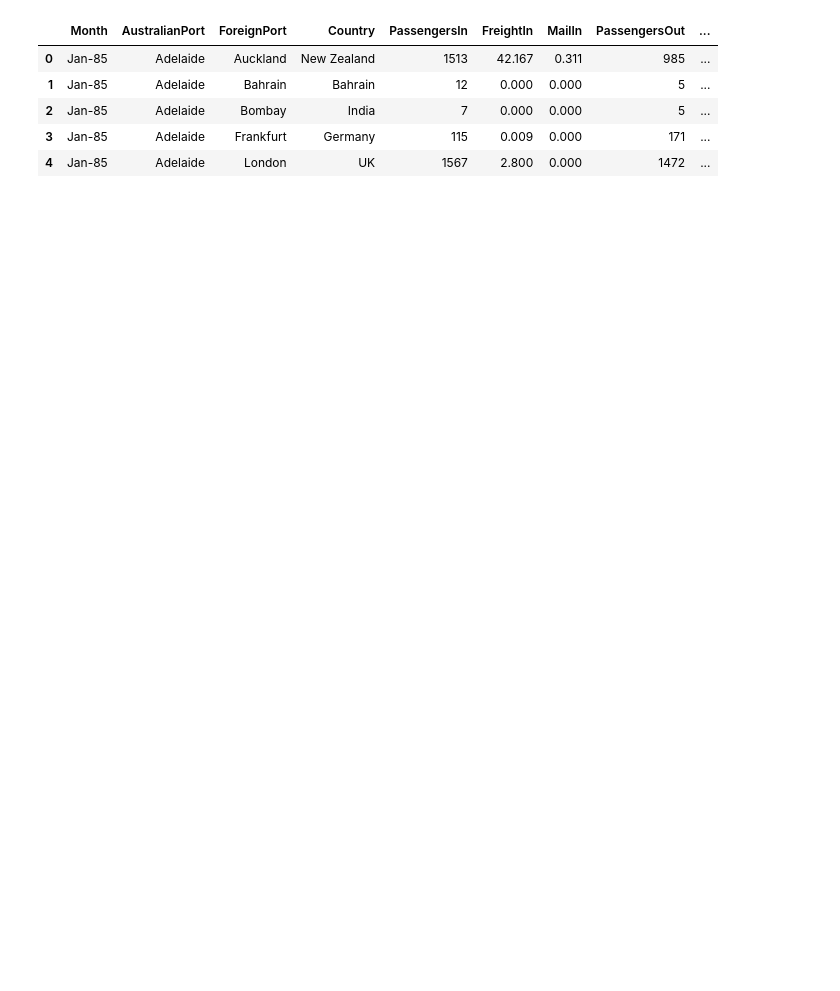
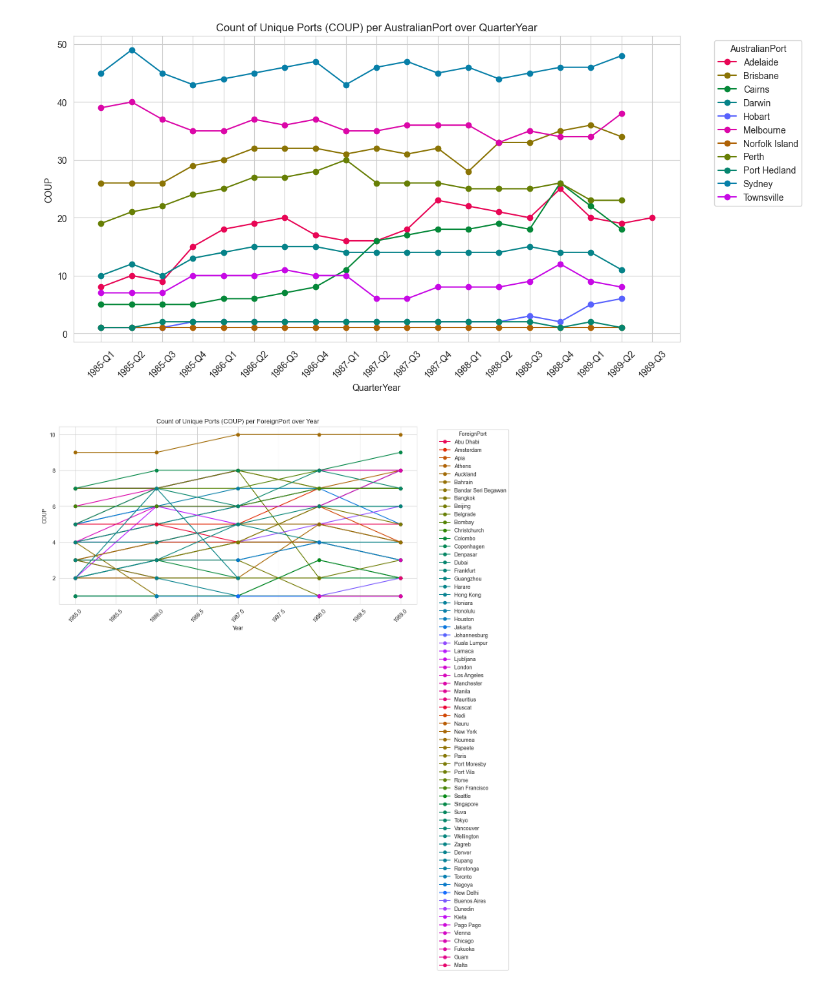
Before and after one commit to Harsh31105/generate-data-f25-tech-challenge, a Jupyter notebook: src/investigate.ipynb, the cells around one changed output. Cells and saved outputs as stored; diff of their text form; code cells hidden in the pictures; blank space fills up the shorter version.

Commit message:
Explored Trends 1-4. 1 and 4 yielded good plots.

```diff
--- a/src/investigate.ipynb
+++ b/src/investigate.ipynb
@@ -1,8 +5,5 @@
 # %%
-import pandas as pd
-import matplotlib.pyplot as plt
-
-def traffic_trends(df :pd.DataFrame, traffic: str, trend: str):
+def pivot_trends(df :pd.DataFrame, pivot: str, trend: str):
     """
     This method analyzes the port- and route-traffic trends from the given data, for a given
     traffic type specification, and the "time" trend to be analyzed.
@@ -17,13 +18,40 @@ def traffic_trends(df :pd.DataFrame, traffic: str, trend: str):
         The temporal grouping of the trend (5): "MonthYear", "QuarterYear", "Year" AND "MonthNum", "Quarter" (for seasonal shifts).
     """
     if trend == "QuarterYear":
-        # TODO: Do it.
-    else:
-        # TODO: Go by trend!
+        df[trend] = df["Year"].astype(str) + "-Q" + df["Quarter"].astype(str)
+
+    ref = "ForeignPort" if pivot == "AustralianPort" else "AustralianPort"
+
+    # --- Trend 1: Count of Unique Ports (C.O.U.P) of Australian Ports over time ---
+    trend1 = (df.groupby([trend, pivot])[ref].nunique()
+              .reset_index(name="COUP"))
+
+    num = len(trend1[pivot].unique())
+    hls_colors = sns.husl_palette(n_colors=num, s=1, l=0.5)
+    colors = [hls_colors[i % num] for i in range(0, num, 2)] + [hls_colors[i] for i in range(1, num, 2)]
+
+    plt.figure(figsize=(12,6))
+    for i, port in enumerate(trend1[pivot].unique()):
+        port_data = trend1[trend1[pivot] == port]
+        plt.plot(port_data[trend], port_data["COUP"], marker="o", label=port, color=colors[i])
+
+    plt.title(f"Count of Unique Ports (COUP) per {pivot} over {trend}")
+    plt.xlabel(trend)
+    plt.ylabel("COUP")
+    plt.legend(title=pivot, bbox_to_anchor=(1.05, 1), loc='upper left')
+    plt.xticks(rotation=45)
+    plt.tight_layout()
+    plt.show()
-# %% [output]
-|  | Month | AustralianPort | ForeignPort | Country | PassengersIn | FreightIn | MailIn | PassengersOut | ... |
-| 0 | Jan-85 | Adelaide | Auckland | New Zealand | 1513 | 42.167 | 0.311 | 985 | ... |
-| 1 | Jan-85 | Adelaide | Bahrain | Bahrain | 12 | 0.000 | 0.000 | 5 | ... |
-| 2 | Jan-85 | Adelaide | Bombay | India | 7 | 0.000 | 0.000 | 5 | ... |
-| 3 | Jan-85 | Adelaide | Frankfurt | Germany | 115 | 0.009 | 0.000 | 171 | ... |
-| 4 | Jan-85 | Adelaide | London | UK | 1567 | 2.800 | 0.000 | 1472 | ... |
+# %%
+df = pd.read_csv("../data/aeroconnect_cleaned.csv")
+
+traffic = ["PassengersTotal", "FreightTotal", "MailTotal"]
+trend = ["MonthYear", "QuarterYear", "Year", "MonthNum", "Quarter"]
+
+pivot_trends(df, pivot="AustralianPort", trend="QuarterYear")
+pivot_trends(df, pivot="ForeignPort", trend="Year")
+pivot_trends(df, pivot="Country", trend="Year")
+pivot_trends(df, pivot="Continent", trend="QuarterYear")
+# %% [output]
+[figure, added]
+[figure, added]
```
Also changed, not shown: parts of 2 cells of this notebook.
